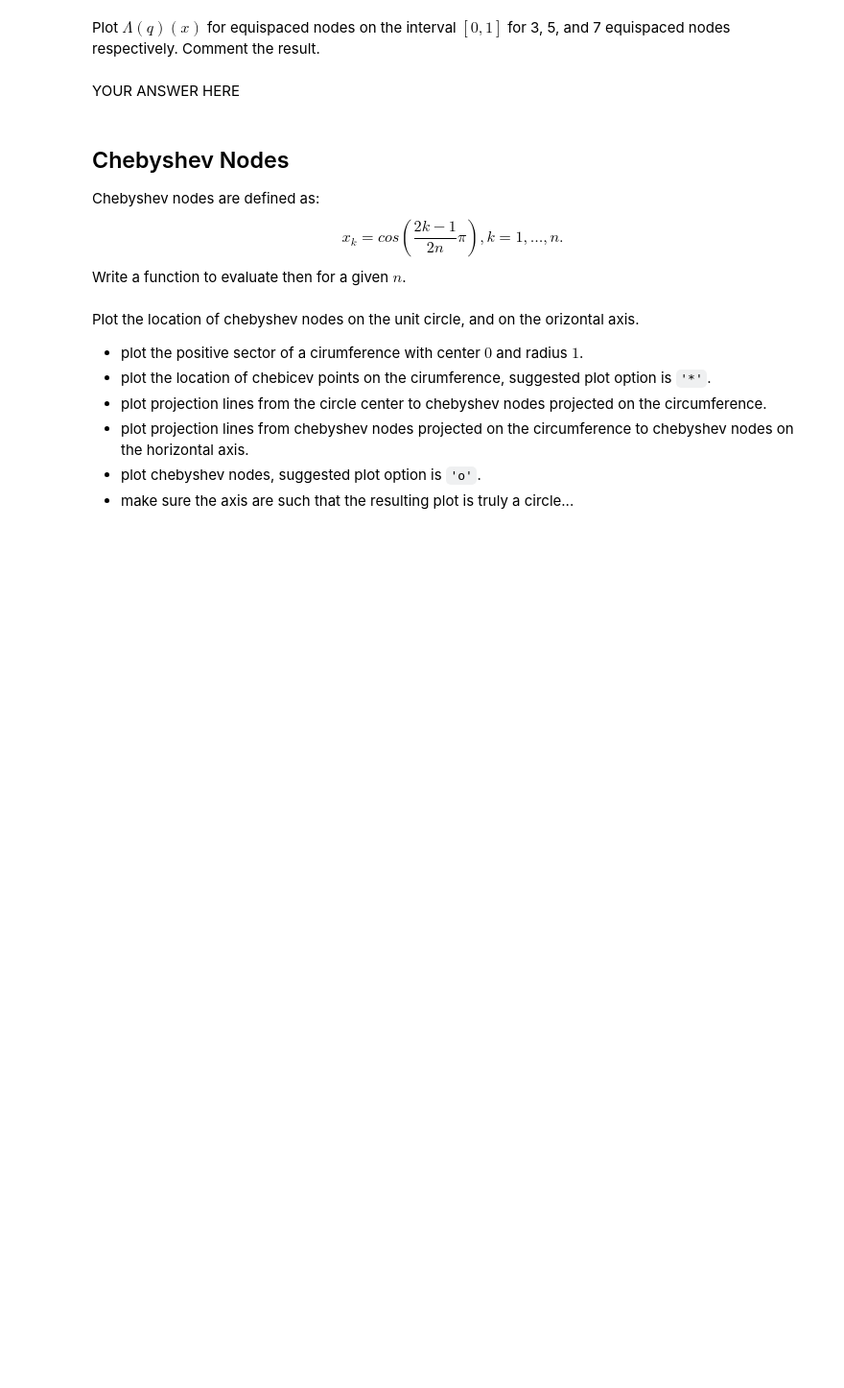
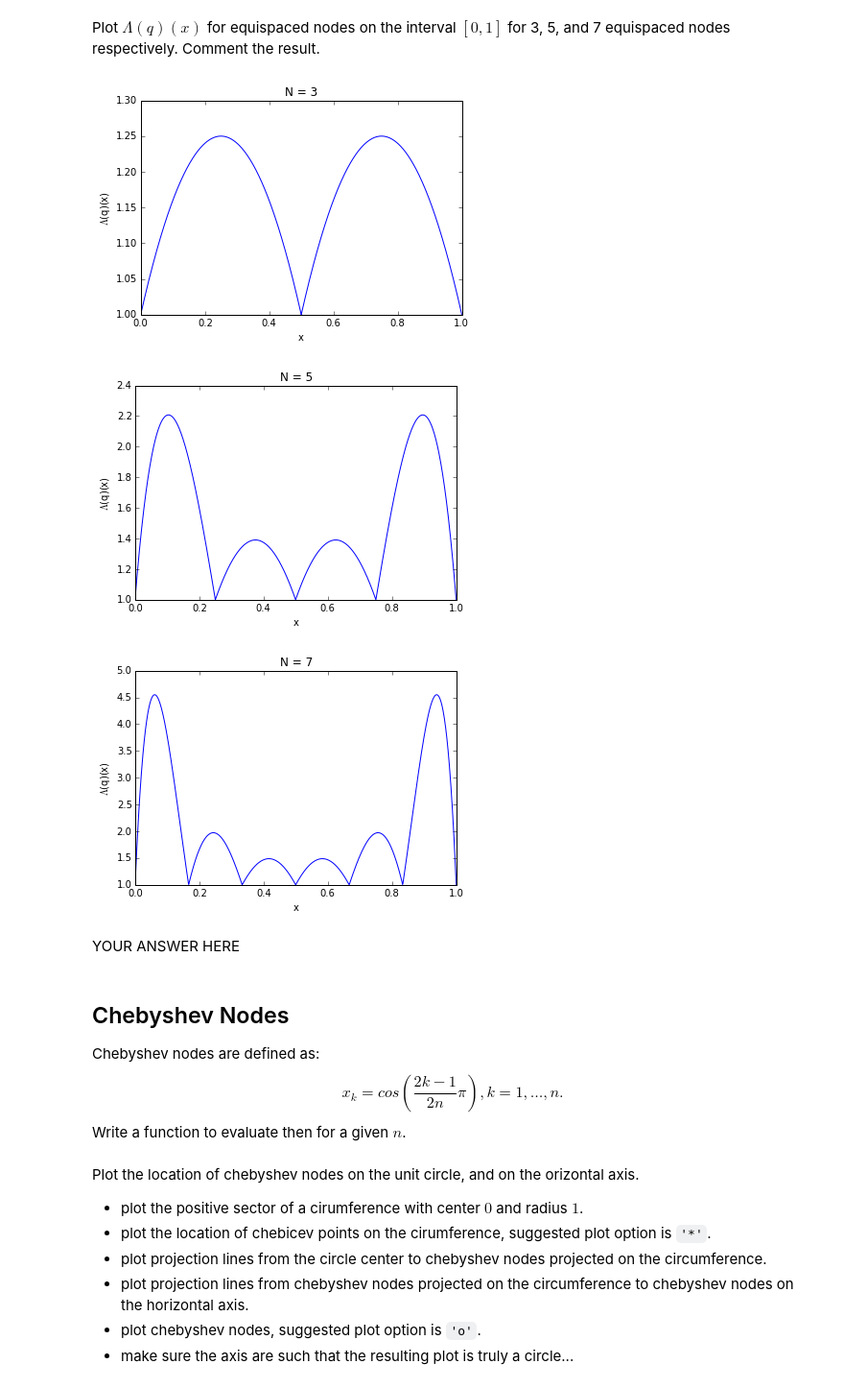
Before and after one commit to pdicerbo/P1.4, a Jupyter notebook: Basics/D2-exercises.ipynb, the cells around one changed output. Shown at 96% size. Drawn from its saved outputs; the diff is of its cells as text; code cells hidden in the pictures; blank space fills up the shorter version.

```diff
--- a/Basics/D2-exercises.ipynb
+++ b/Basics/D2-exercises.ipynb
@@ -13,7 +15,7 @@ def lagrange_basis(xi, i):
     def func(x):
         assert i<len(xi) and i>=0, 'Out of range: 0 < i < len(xi)'
         ret = 1;
-        for xj in xi[range(i)+range(i+1,len(xi))]:
+        for xj in array([x for x in xi if x != xi[i]]):
             p = (x-xj)/(xi[i]-xj)
             ret *= p
         return ret
@@ -35,3 +36,12 @@ raise NotImplementedError()
+# %%
+def lambda_function(q):
+    def to_eval(x):
+        sum = 0.
+        for i in range(len(q)):
+            f = lagrange_basis(q, i)
+            sum += abs(f(x))
+        return sum
+    return to_eval
 # %%
 from numpy.testing import *
 
@@ -45,3 +52,18 @@ raise NotImplementedError()
+# %%
+x = linspace(0., 1., 1025)
+n_nodes = [3, 5, 7]
+
+for N in n_nodes:
+    q = linspace(0., 1., N)
+    plot(x, lambda_function(q)(x))
+    plt.xlabel('x')
+    plt.ylabel('$\Lambda$(q)(x)')
+    plt.title('N = %d' % N)
+    show()
+# %% [output]
+[figure, added]
+[figure, added]
+[figure, added]
 # %% [markdown]
 YOUR ANSWER HERE
 # %% [markdown]
```
Also changed, not shown: parts of 4 cells of this notebook.
